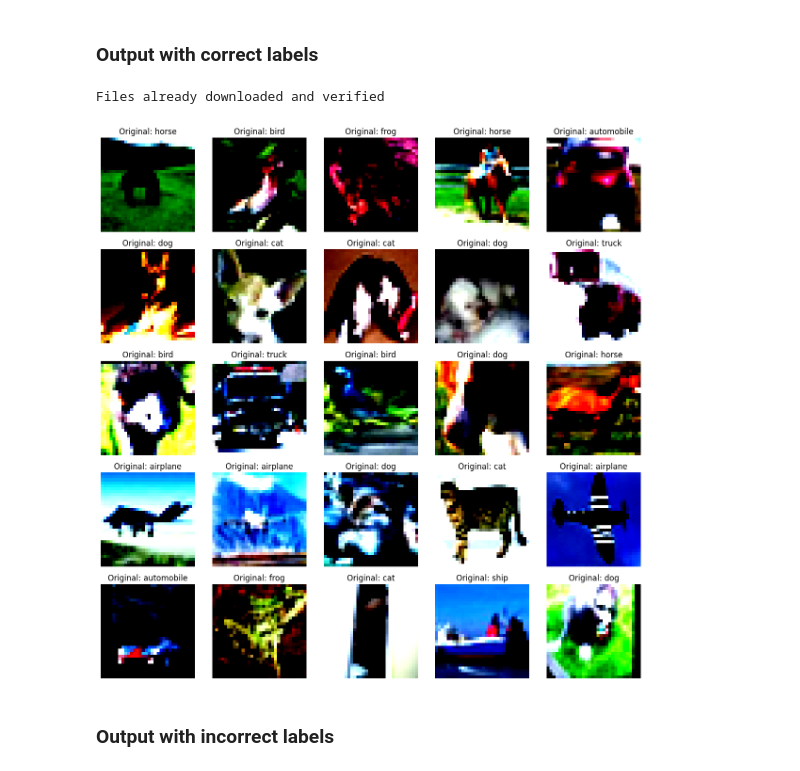
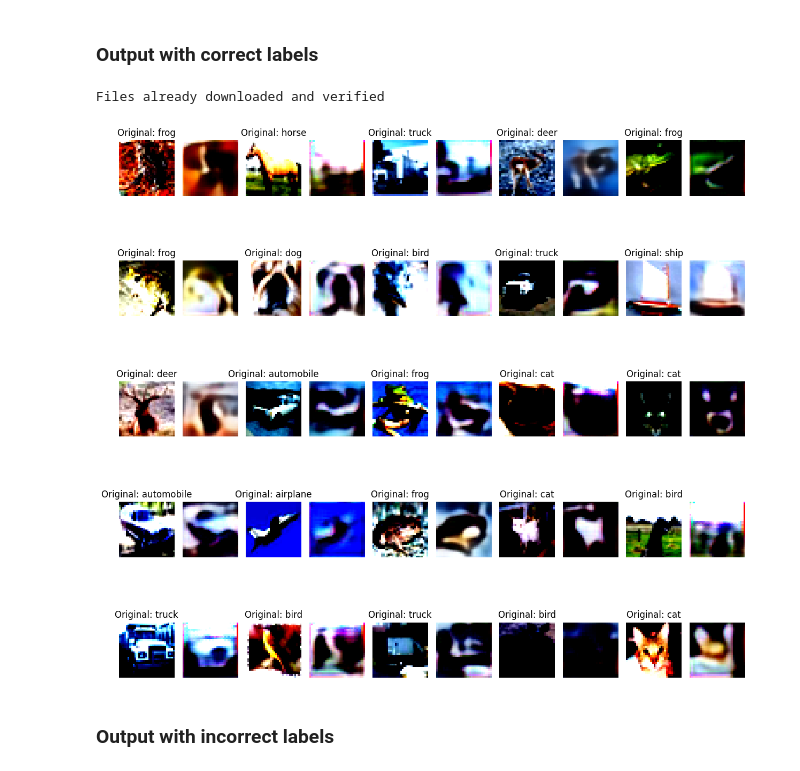
Before and after one commit to mkthoma/unet_and_vae, a Jupyter notebook: VAE/Demo VAE CIFAR10.ipynb, the cells around one changed output. Drawn from its saved outputs; the diff is of its cells as text; code cells hidden in the pictures.

```diff
--- a/VAE/Demo VAE CIFAR10.ipynb
+++ b/VAE/Demo VAE CIFAR10.ipynb
@@ -149,7 +150,7 @@ class CorrectLabelDataset(Dataset):
         image, correct_label = self.original_dataset[idx]
         return image, correct_label
 
-# Load your pre-trained VAE model (assuming 'vae' is your trained model)
+cifar10_labels = ["airplane", "automobile", "bird", "cat", "deer", "dog", "frog", "horse", "ship", "truck"]
 
 # Define a transformation for the images (assuming CIFAR-10 normalization)
 normalize = transforms.Normalize(mean=[0.485, 0.456, 0.406], std=[0.229, 0.224, 0.225])
@@ -167,38 +168,54 @@ images_to_plot = []
 labels_to_plot = []
 
 # Loop through the dataset and make predictions
 vae.eval()  # Set the model to evaluation mode
 with torch.no_grad():
     for image, correct_label in data_loader:
         correct_label = correct_label.item()
 
+        # Encode the image and generate a prediction
+        image = image.to(vae.device)
+        x_encoded = vae.encoder(image)
+        mu, log_var = vae.fc_mu(x_encoded), vae.fc_var(x_encoded)
+        std = torch.exp(log_var / 2)
+
+        # Generate a prediction
+        z = mu + std * torch.randn_like(std)  # Sample from the learned distribution
+        predicted_image = vae.decoder(z)
+
         # Accumulate images and labels
-        images_to_plot.append(image)
+        images_to_plot.append((image, predicted_image))
         labels_to_plot.append(f"Original: {cifar10_labels[correct_label]}")
 
         # Display up to 25 images in a 5x5 grid
         if len(images_to_plot) >= 25:
             break
 
 # Create a figure for the images
 num_images = len(images_to_plot)
 num_rows = 5
 num_cols = 5
 
 plt.figure(figsize=(12, 12))
 for i in range(num_images):
-    plt.subplot(num_rows, num_cols, i + 1)
+    plt.subplot(num_rows, 2 * num_cols, 2 * i + 1)
     # Clip pixel values to the valid range [0, 1]
-    image_to_plot = np.clip(images_to_plot[i].squeeze().permute(1, 2, 0).numpy(), 0, 1)
-    plt.imshow(image_to_plot)
+    original_image = np.clip(images_to_plot[i][0].squeeze().permute(1, 2, 0).numpy(), 0, 1)
+    plt.imshow(original_image)
     plt.title(labels_to_plot[i])
+    plt.axis('off')
+
+    plt.subplot(num_rows, 2 * num_cols, 2 * i + 2)
+    # Clip pixel values to the valid range [0, 1]
+    predicted_image = np.clip(images_to_plot[i][1].squeeze().permute(1, 2, 0).numpy(), 0, 1)
+    plt.imshow(predicted_image)
     plt.axis('off')
 
 plt.tight_layout()
 plt.show()
 # %% [output]
 Files already downloaded and verified
-[figure, old version]
+[figure, new version]
 # %% [markdown]
 ### Output with incorrect labels
 # %%
```
Also changed, not shown: parts of 2 cells of this notebook, 1 other file.
